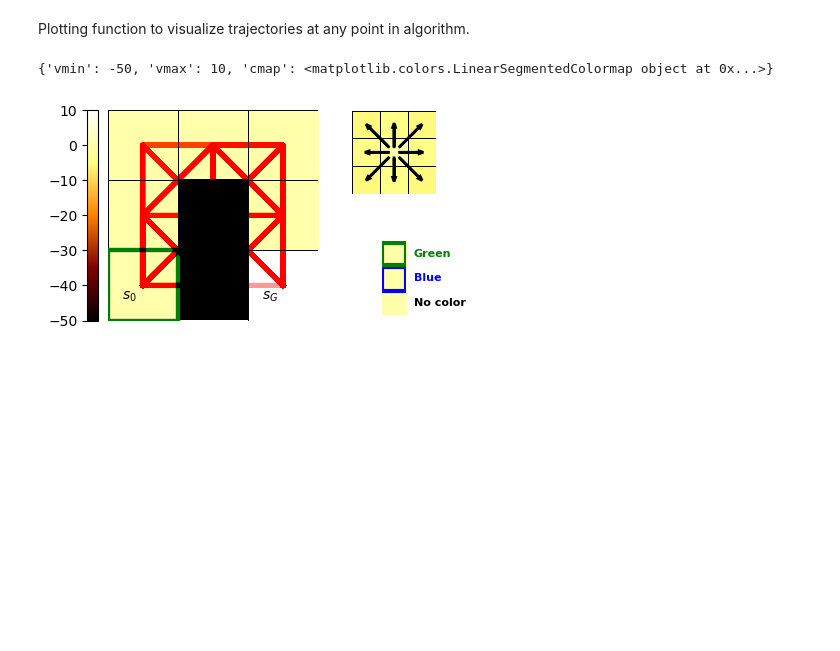
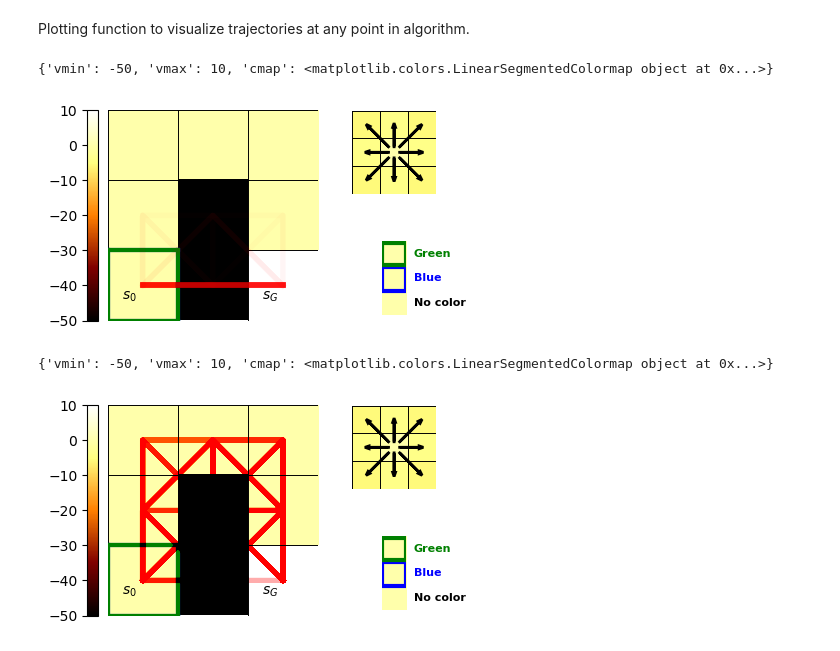
Before and after one commit to jwagner31/soft_constraint_irl, a Jupyter notebook: notebooks/MMP copy.ipynb, the cells around one changed output. Drawn from its saved outputs; the diff is of its cells as text; code cells hidden in the pictures; blank space fills up the shorter version.

Commit message:
mmp updates. reward function shaping in progress

```diff
--- a/notebooks/MMP copy.ipynb
+++ b/notebooks/MMP copy.ipynb
@@ -274,37 +260,0 @@ array([[36.44467036, 44.73115844, 35.02509704, 36.44467036, 34.78781611,
-# %%
-sample_tjs = None
-new_policy = None
-q_new = None
-for i in range(200):
-
-    #get latest policy
-    policy = policy_list[-1]
-
-    #Compute feature expectations of new policy and add to list
-    if i==0:
-        sample_tjs = T.generate_trajectories(1000, world, policy_exec, initial, terminal) #get sample trajectories from initial policy
-        fe_current.append(fe_from_trajectories(features, sample_tjs, discount)) # get feature expectation of initial policy using sampled trajectories
-        margin.append(1) # dummy margin to start
-        omega_c.append(np.zeros(n_features)) # dummy omega_c to start
-    else:
-        if i==1:
-            fe_bar.append(fe_current[i-1])
-            omega_c.append(fe_expert - fe_current[i-1])
-            margin.append(norm((fe_expert-fe_bar[i-1]), 2))
-        else:
-            A = fe_bar[i-2]
-            B = fe_current[i-1]-A
-            C = fe_expert - fe_bar[i-2]
-            fe_bar.append(A+(np.dot(B,C)/np.dot(B,B))*(B))
-            omega_c.append(fe_expert - fe_bar[i-1])
-            margin.append(norm((fe_expert-fe_bar[i-1]), 2))
-            print("margin: ", margin[i])
-
-        reward_c = features @ omega_c[i]
-        q_new, v_new = value_iteration(p_transition, reward_c, discount)
-        new_policy = stochastic_policy_from_q_value(world, q_new)  # (s, a) -> p(a | s)
-        new_policy_exec = stochastic_policy_adapter(new_policy)
-        policy_exec = new_policy_exec
-        policy_list.append(new_policy)
-        sample_tjs = T.generate_trajectories(1000, world, policy_exec, initial, terminal)
-        fe_current.append(fe_from_trajectories(features, sample_tjs, discount))
@@ -353,5 +323,16 @@ array([0.10449   , 0.0756    , 0.64159112, 0.884241  , 0.046512  ,
+# %%
+reward_final = nominal_rewards - features @ omega_c[-1]
 # %% [markdown]
 Plotting function to visualize trajectories at any point in algorithm.
+# %%
+learned_mdp = G.MDP(c.world, reward_final, c.terminal, c.start)
+demo_l = G.generate_trajectories(c.world, reward_final, c.start, c.terminal)
+p = G.plot_world('Learned Constrained', learned_mdp, c_cfg.state_penalties,
+           n_cfg.action_penalties, n_cfg.color_penalties,
+              demo_l, c_cfg.blue, c_cfg.green, vmin=-50, vmax=10)
+# %% [output]
+{'vmin': -50, 'vmax': 10, 'cmap': <matplotlib.colors.LinearSegmentedColormap object at 0x...>}
+[figure, added]
 # %%
 n_cfg = G.config_world(blue, green, cs, ca, cc, 2)
 n = n_cfg.mdp
```
Also changed, not shown: parts of 17 cells of this notebook, 2 other files.
